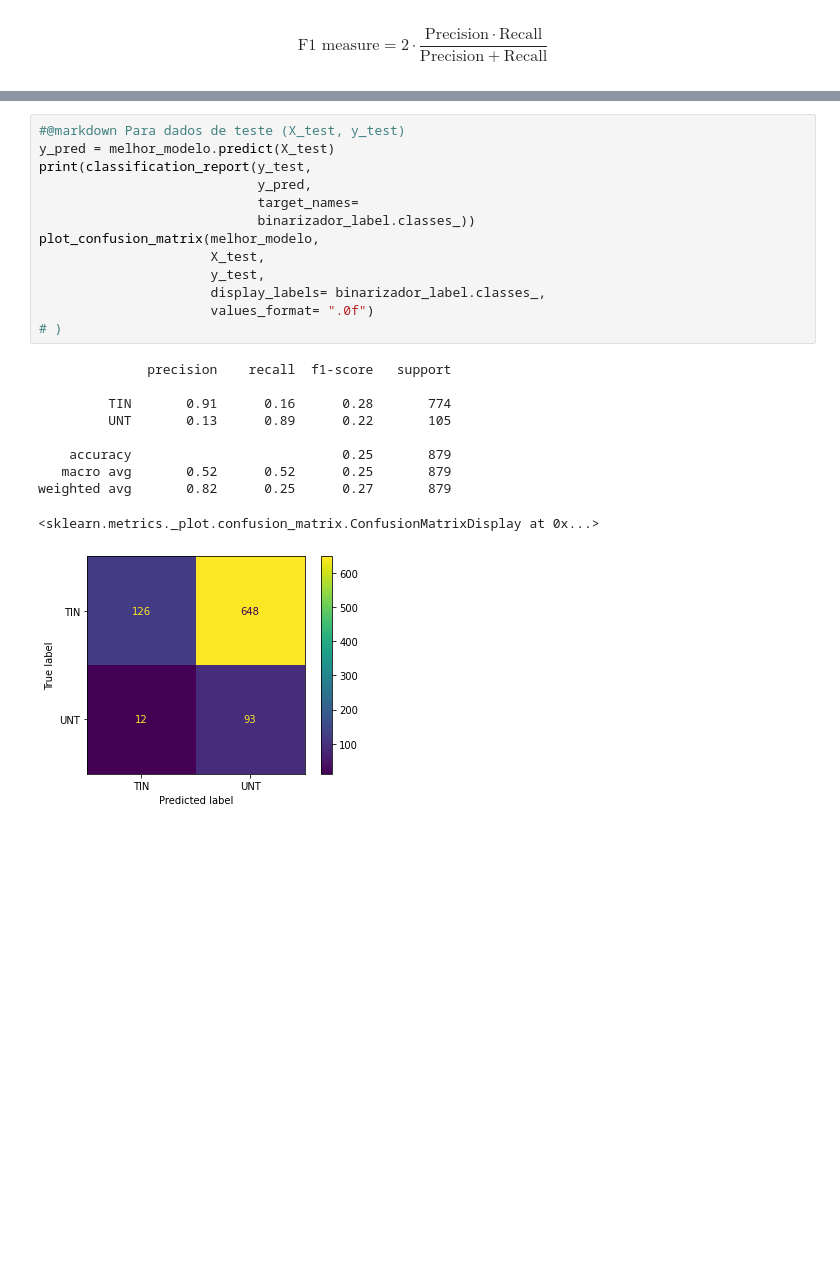
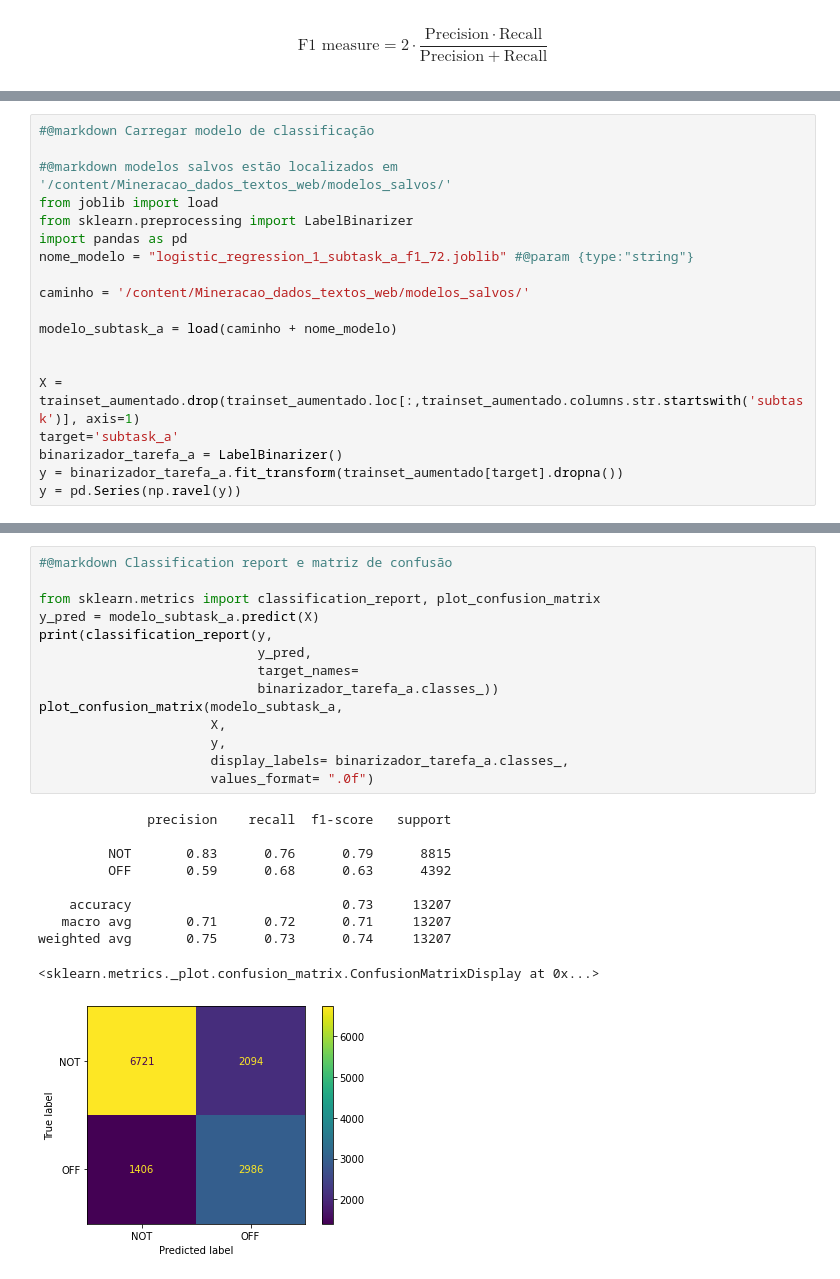
Before and after one commit to eduardodut/Mineracao_dados_textos_web, a Jupyter notebook: projeto01_equipe01.ipynb, the cells around one changed output, grey strips where cells are left out. Cells and saved outputs as stored; diff of their text form; blank space fills up the shorter version.

```diff
--- a/projeto01_equipe01.ipynb
+++ b/projeto01_equipe01.ipynb
@@ -1035,0 +1071,19 @@ Melhor F1 score:  0.468
+# %%
+#@markdown Carregar modelo de classificação
+
+#@markdown modelos salvos estão localizados em '/content/Mineracao_dados_textos_web/modelos_salvos/'
+from joblib import load
+from sklearn.preprocessing import LabelBinarizer
+import pandas as pd
+nome_modelo = "logistic_regression_1_subtask_a_f1_72.joblib" #@param {type:"string"}
+
+caminho = '/content/Mineracao_dados_textos_web/modelos_salvos/'
+
+modelo_subtask_a = load(caminho + nome_modelo)
+
+
+X = trainset_aumentado.drop(trainset_aumentado.loc[:,trainset_aumentado.columns.str.startswith('subtask')], axis=1)
+target='subtask_a'
+binarizador_tarefa_a = LabelBinarizer()
+y = binarizador_tarefa_a.fit_transform(trainset_aumentado[target].dropna())
+y = pd.Series(np.ravel(y))
@@ -1036,24 +1107,25 @@ Melhor F1 score:  0.468
 # %%
-#@markdown Para dados de teste (X_test, y_test)
-y_pred = melhor_modelo.predict(X_test)
-print(classification_report(y_test,
+#@markdown Classification report e matriz de confusão
+
+from sklearn.metrics import classification_report, plot_confusion_matrix
+y_pred = modelo_subtask_a.predict(X)
+print(classification_report(y,
                             y_pred,
                             target_names=
-                            binarizador_label.classes_))
-plot_confusion_matrix(melhor_modelo,
-                      X_test,
-                      y_test,
-                      display_labels= binarizador_label.classes_,
+                            binarizador_tarefa_a.classes_))
+plot_confusion_matrix(modelo_subtask_a,
+                      X,
+                      y,
+                      display_labels= binarizador_tarefa_a.classes_,
                       values_format= ".0f")
-# )
 # %% [output]
               precision    recall  f1-score   support
 
-         TIN       0.91      0.16      0.28       774
-         UNT       0.13      0.89      0.22       105
+         NOT       0.83      0.76      0.79      8815
+         OFF       0.59      0.68      0.63      4392
 
-    accuracy                           0.25       879
-   macro avg       0.52      0.52      0.25       879
-weighted avg       0.82      0.25      0.27       879
+    accuracy                           0.73     13207
+   macro avg       0.71      0.72      0.71     13207
+weighted avg       0.75      0.73      0.74     13207
 <sklearn.metrics._plot.confusion_matrix.ConfusionMatrixDisplay at 0x...>
-[figure, old version]
+[figure, new version]
```
Also changed, not shown: parts of 39 cells of this notebook.
